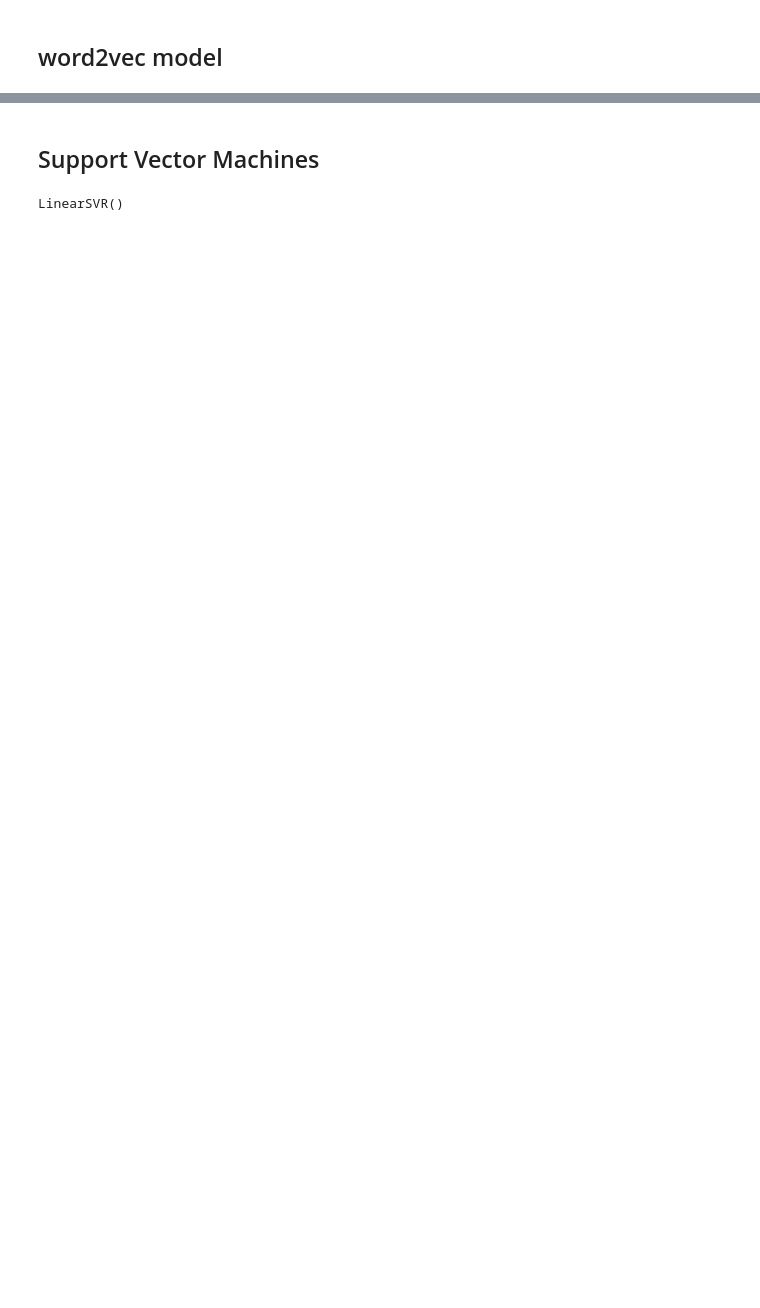
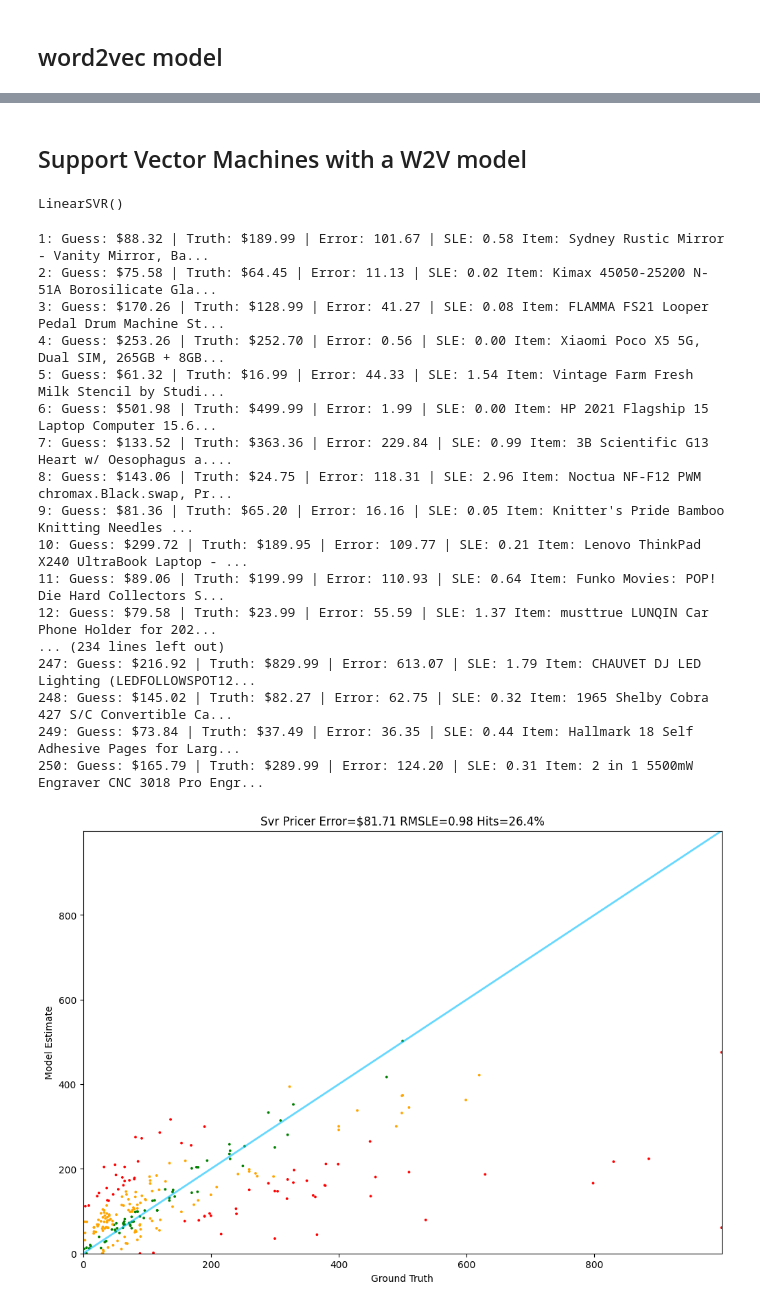
Before and after one commit to mightyoctopus/fine-tuning-frontier-llm-models, a Jupyter notebook: d3_part3.ipynb, the cells around one changed output, grey strips where cells are left out. Cells and saved outputs as stored; diff of their text form; code cells hidden in the pictures; blank space fills up the shorter version.

```diff
--- a/d3_part3.ipynb
+++ b/d3_part3.ipynb
@@ -424,5 +637,5 @@ Tester.test(word2vec_lr_pricer)
 # %% [markdown]
-## Support Vector Machines
+## Support Vector Machines with a W2V model
 # %%
 np.random.seed(42)
 svr_regressor = LinearSVR()
@@ -441,3 +654,24 @@ def svr_pricer(item):
     doc = item.test_prompt()
     doc_vector = document_vector(doc)
     return max(float(svr_regressor.predict([doc_vector])[0]), 0)
+# %%
+Tester.test(svr_pricer)
+# %% [output]
+1: Guess: $88.32 | Truth: $189.99 | Error: 101.67 | SLE: 0.58 Item: Sydney Rustic Mirror - Vanity Mirror, Ba...
+2: Guess: $75.58 | Truth: $64.45 | Error: 11.13 | SLE: 0.02 Item: Kimax 45050-25200 N-51A Borosilicate Gla...
+3: Guess: $170.26 | Truth: $128.99 | Error: 41.27 | SLE: 0.08 Item: FLAMMA FS21 Looper Pedal Drum Machine St...
+4: Guess: $253.26 | Truth: $252.70 | Error: 0.56 | SLE: 0.00 Item: Xiaomi Poco X5 5G, Dual SIM, 265GB + 8GB...
+5: Guess: $61.32 | Truth: $16.99 | Error: 44.33 | SLE: 1.54 Item: Vintage Farm Fresh Milk Stencil by Studi...
+6: Guess: $501.98 | Truth: $499.99 | Error: 1.99 | SLE: 0.00 Item: HP 2021 Flagship 15 Laptop Computer 15.6...
+7: Guess: $133.52 | Truth: $363.36 | Error: 229.84 | SLE: 0.99 Item: 3B Scientific G13 Heart w/ Oesophagus a....
+8: Guess: $143.06 | Truth: $24.75 | Error: 118.31 | SLE: 2.96 Item: Noctua NF-F12 PWM chromax.Black.swap, Pr...
+9: Guess: $81.36 | Truth: $65.20 | Error: 16.16 | SLE: 0.05 Item: Knitter's Pride Bamboo Knitting Needles ...
+10: Guess: $299.72 | Truth: $189.95 | Error: 109.77 | SLE: 0.21 Item: Lenovo ThinkPad X240 UltraBook Laptop - ...
+11: Guess: $89.06 | Truth: $199.99 | Error: 110.93 | SLE: 0.64 Item: Funko Movies: POP! Die Hard Collectors S...
+12: Guess: $79.58 | Truth: $23.99 | Error: 55.59 | SLE: 1.37 Item: musttrue LUNQIN Car Phone Holder for 202...
+... (234 lines left out)
+247: Guess: $216.92 | Truth: $829.99 | Error: 613.07 | SLE: 1.79 Item: CHAUVET DJ LED Lighting (LEDFOLLOWSPOT12...
+248: Guess: $145.02 | Truth: $82.27 | Error: 62.75 | SLE: 0.32 Item: 1965 Shelby Cobra 427 S/C Convertible Ca...
+249: Guess: $73.84 | Truth: $37.49 | Error: 36.35 | SLE: 0.44 Item: Hallmark 18 Self Adhesive Pages for Larg...
+250: Guess: $165.79 | Truth: $289.99 | Error: 124.20 | SLE: 0.31 Item: 2 in 1 5500mW Engraver CNC 3018 Pro Engr...
+[figure, added]
```
Also changed, not shown: parts of 31 cells of this notebook.
